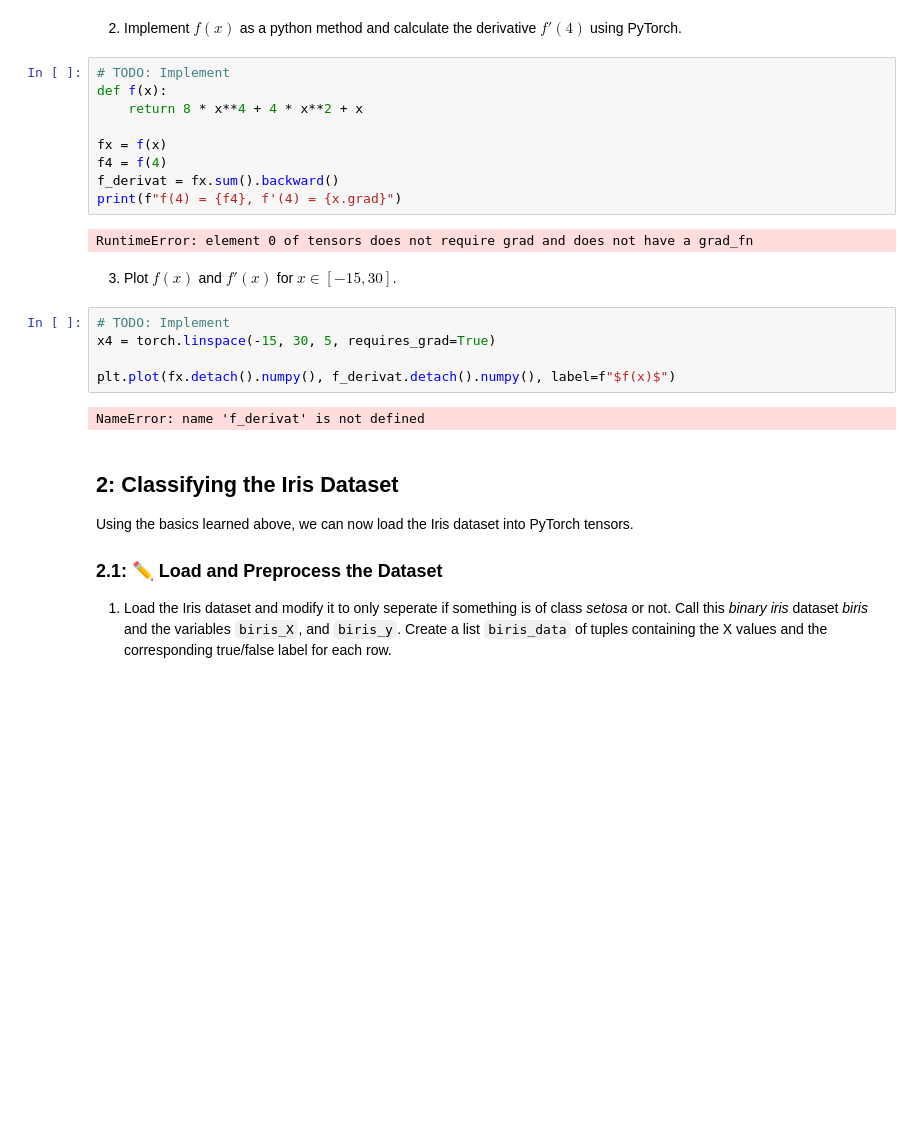
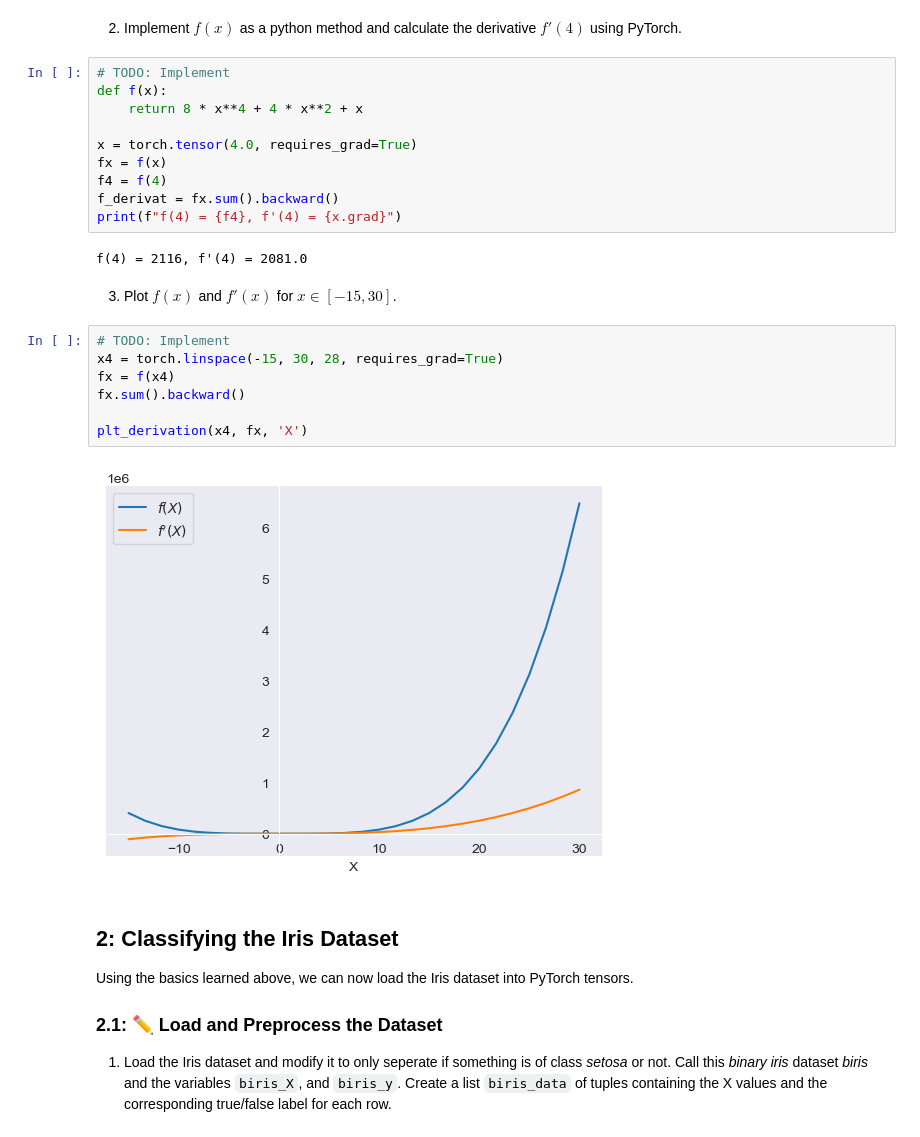
Before and after one commit to Sui-nyan/ML-excercises, a Jupyter notebook: A4_Neural_Networks_PyTorch.ipynb, the cells around one changed output. Cells and saved outputs as stored; diff of their text form; blank space fills up the shorter version.

```diff
--- a/A4_Neural_Networks_PyTorch.ipynb
+++ b/A4_Neural_Networks_PyTorch.ipynb
@@ -247,21 +247,24 @@ grad(x7) = tensor([ 0.,  1., 20.])
 def f(x):
     return 8 * x**4 + 4 * x**2 + x
 
+x = torch.tensor(4.0, requires_grad=True)
 fx = f(x)
 f4 = f(4)
 f_derivat = fx.sum().backward()
 print(f"f(4) = {f4}, f'(4) = {x.grad}")
 # %% [output]
-RuntimeError: element 0 of tensors does not require grad and does not have a grad_fn
+f(4) = 2116, f'(4) = 2081.0
 # %% [markdown]
 3. Plot $f(x)$ and $f'(x)$ for $x\in[-15, 30]$.
 # %%
 # TODO: Implement
-x4 = torch.linspace(-15, 30, 5, requires_grad=True)
+x4 = torch.linspace(-15, 30, 28, requires_grad=True)
+fx = f(x4)
+fx.sum().backward()
 
-plt.plot(fx.detach().numpy(), f_derivat.detach().numpy(), label=f"$f(x)$")
+plt_derivation(x4, fx, 'X')
 # %% [output]
-NameError: name 'f_derivat' is not defined
+[figure, added]
 # %% [markdown]
 ## 2: Classifying the Iris Dataset
 
```
Also changed, not shown: parts of 1 cell of this notebook.
